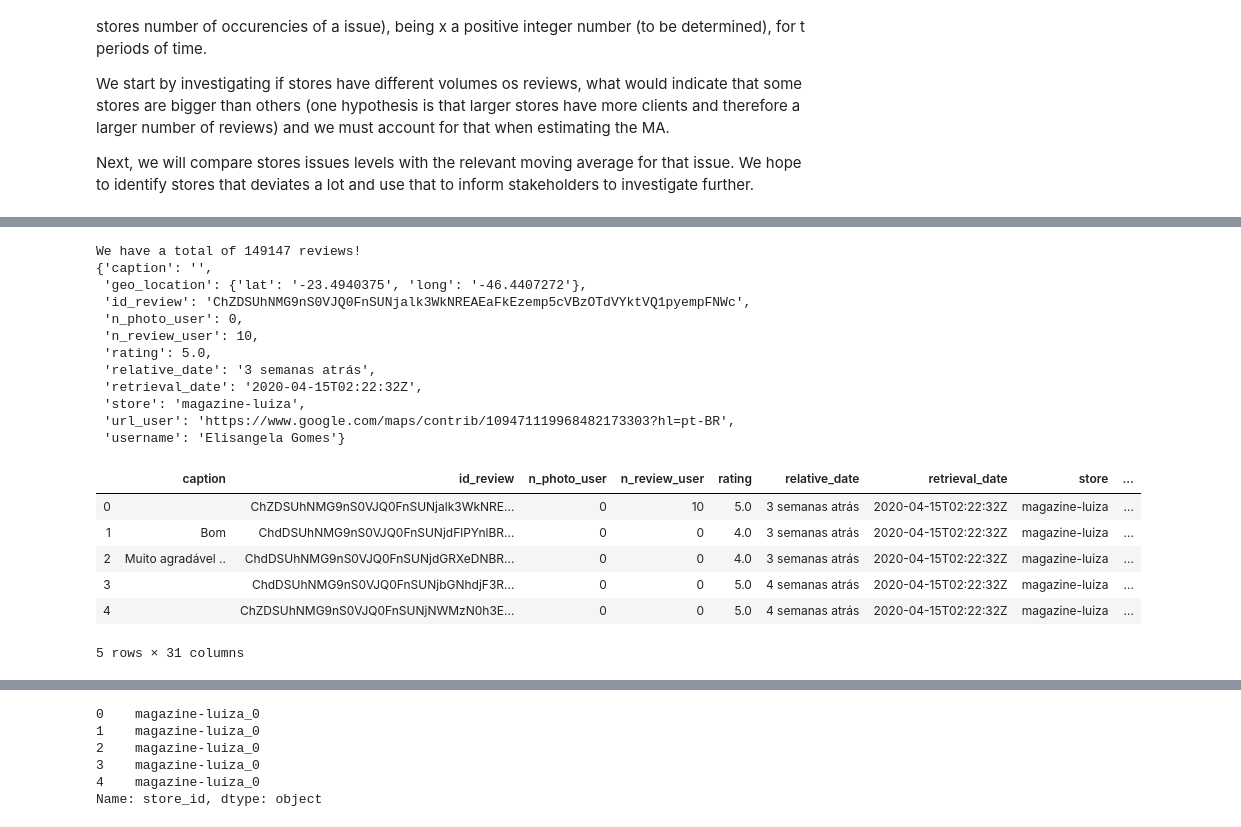
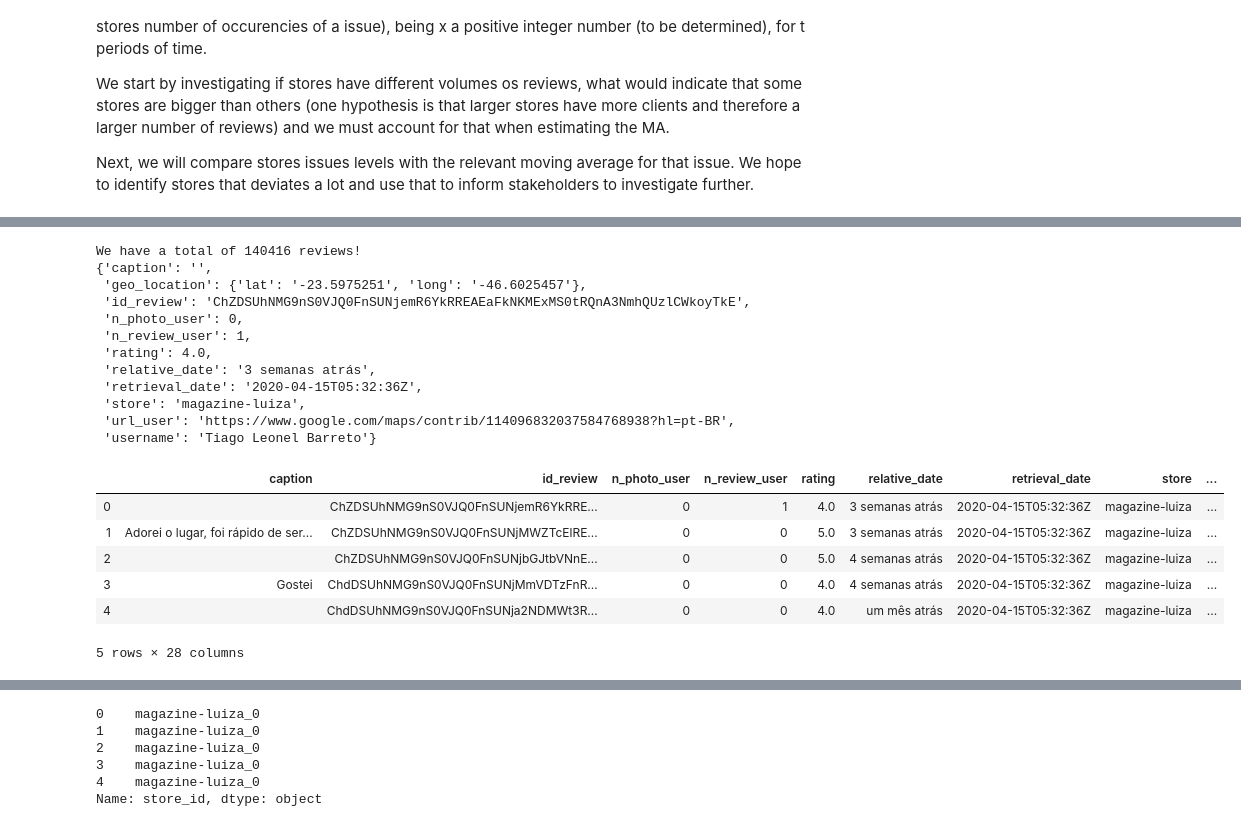
Before and after one commit to SPTime19/notebooks, a Jupyter notebook: EDA/PersistentProblems.ipynb, the cells around one changed output, grey strips where cells are left out. Cells and saved outputs as stored; diff of their text form; code cells hidden in the pictures.

```diff
--- a/EDA/PersistentProblems.ipynb
+++ b/EDA/PersistentProblems.ipynb
@@ -19,39 +19,37 @@ from src.loading import load_dataset
 from pprint import pprint
 
 # dataset_path = "dataset/GB_tagged_final_0501"
-dataset_path = "dataset/GB_dataset_final_total"
+dataset_path = "final_dataset_GB_1704"
 reviewsGB = load_dataset(dataset_path, "id_review", "jl")
 
 print(f"We have a total of {len(reviewsGB)} reviews!")
 pprint(reviewsGB[0])
 # %% [output]
-We have a total of 149147 reviews!
+We have a total of 140416 reviews!
 {'caption': '',
- 'geo_location': {'lat': '-23.4940375', 'long': '-46.4407272'},
- 'id_review': 'ChZDSUhNMG9nS0VJQ0FnSUNjalk3WkNREAEaFkEzemp5cVBzOTdVYktVQ1pyempFNWc',
+ 'geo_location': {'lat': '-23.5975251', 'long': '-46.6025457'},
+ 'id_review': 'ChZDSUhNMG9nS0VJQ0FnSUNjemR6YkRREAEaFkNKMExMS0tRQnA3NmhQUzlCWkoyTkE',
  'n_photo_user': 0,
- 'n_review_user': 10,
- 'rating': 5.0,
+ 'n_review_user': 1,
+ 'rating': 4.0,
  'relative_date': '3 semanas atrás',
- 'retrieval_date': '2020-04-15T02:22:32Z',
+ 'retrieval_date': '2020-04-15T05:32:36Z',
  'store': 'magazine-luiza',
- 'url_user': 'https://www.google.com/maps/contrib/109471119968482173303?hl=pt-BR',
- 'username': 'Elisangela Gomes'}
+ 'url_user': 'https://www.google.com/maps/contrib/114096832037584768938?hl=pt-BR',
+ 'username': 'Tiago Leonel Barreto'}
 # %%
 import pandas as pd
 from src.cleaning import format_GB_to_df
 
 dff = pd.DataFrame([format_GB_to_df(row) for row in reviewsGB])
-dff['year'] = dff['date_comment'].dt.year
-dff['month'] = dff['date_comment'].dt.strftime('%m/%Y')
-dff['week'] = dff['date_comment'].dt.week
 dff = dff[[col for col in dff.columns if col not in ["products_Home Appliances","products_Eletronics","products_Furniture","products_Accessories","products_Decoration","products_Others"]]]  # remove product columns that are not tagged
+dff = dff.loc[(dff.store != "") &  (dff.store.notna())]
 dff.head()
 # %% [output]
 |  | caption | id_review | n_photo_user | n_review_user | rating | relative_date | retrieval_date | store | ... |
-| 0 |  | ChZDSUhNMG9nS0VJQ0FnSUNjalk3WkNRE... | 0 | 10 | 5.0 | 3 semanas atrás | 2020-04-15T02:22:32Z | magazine-luiza | ... |
-| 1 | Bom | ChdDSUhNMG9nS0VJQ0FnSUNjdFlPYnlBR... | 0 | 0 | 4.0 | 3 semanas atrás | 2020-04-15T02:22:32Z | magazine-luiza | ... |
-| 2 | Muito agradável .. | ChdDSUhNMG9nS0VJQ0FnSUNjdGRXeDNBR... | 0 | 0 | 4.0 | 3 semanas atrás | 2020-04-15T02:22:32Z | magazine-luiza | ... |
-| 3 |  | ChdDSUhNMG9nS0VJQ0FnSUNjbGNhdjF3R... | 0 | 0 | 5.0 | 4 semanas atrás | 2020-04-15T02:22:32Z | magazine-luiza | ... |
-| 4 |  | ChZDSUhNMG9nS0VJQ0FnSUNjNWMzN0h3E... | 0 | 0 | 5.0 | 4 semanas atrás | 2020-04-15T02:22:32Z | magazine-luiza | ... |
+| 0 |  | ChZDSUhNMG9nS0VJQ0FnSUNjemR6YkRRE... | 0 | 1 | 4.0 | 3 semanas atrás | 2020-04-15T05:32:36Z | magazine-luiza | ... |
+| 1 | Adorei o lugar, foi rápido de ser... | ChZDSUhNMG9nS0VJQ0FnSUNjMWZTcElRE... | 0 | 0 | 5.0 | 3 semanas atrás | 2020-04-15T05:32:36Z | magazine-luiza | ... |
+| 2 |  | ChZDSUhNMG9nS0VJQ0FnSUNjbGJtbVNnE... | 0 | 0 | 5.0 | 4 semanas atrás | 2020-04-15T05:32:36Z | magazine-luiza | ... |
+| 3 | Gostei | ChdDSUhNMG9nS0VJQ0FnSUNjMmVDTzFnR... | 0 | 0 | 4.0 | 4 semanas atrás | 2020-04-15T05:32:36Z | magazine-luiza | ... |
+| 4 |  | ChdDSUhNMG9nS0VJQ0FnSUNja2NDMWt3R... | 0 | 0 | 4.0 | um mês atrás | 2020-04-15T05:32:36Z | magazine-luiza | ... |
-5 rows × 31 columns
+5 rows × 28 columns
```
Also changed, not shown: parts of 34 cells of this notebook.
